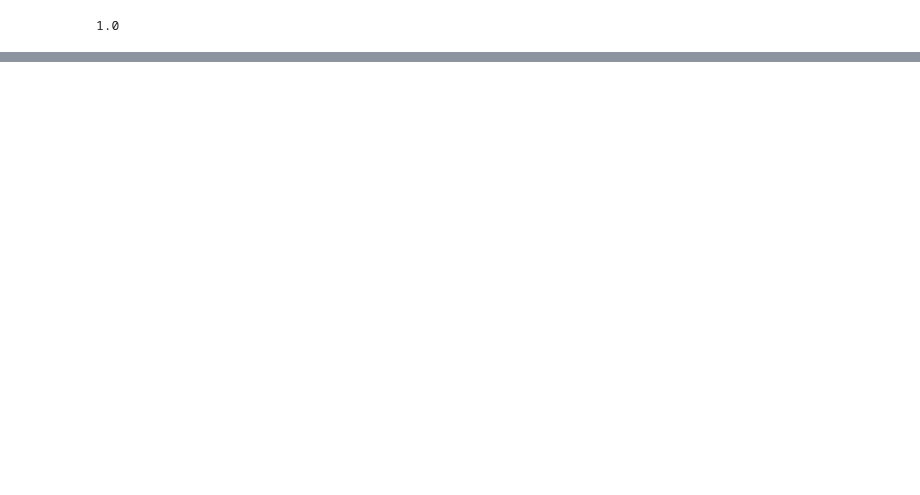
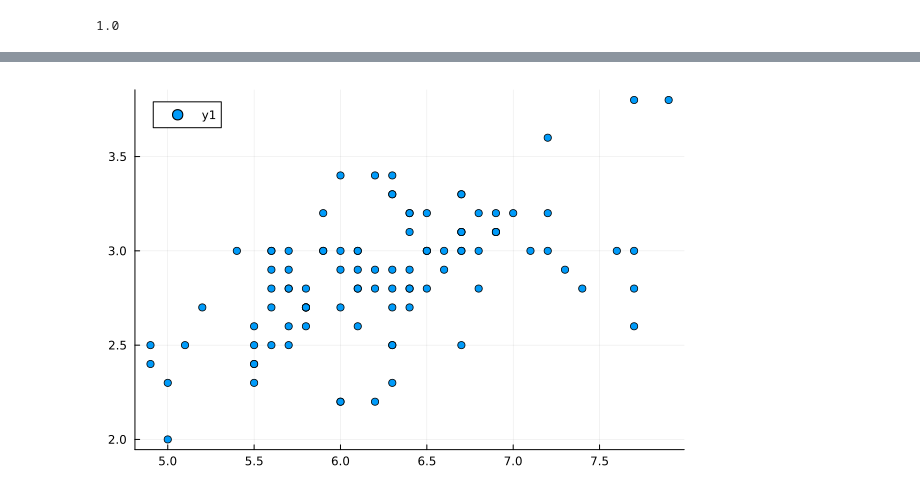
Before and after one commit to JonathanEdelmanS/ParallelizedKolterMixing, a Jupyter notebook: Code/Silver Stepsize/Gradient Descent and Stepsize.ipynb, the cells around one changed output, grey strips where cells are left out. Cells and saved outputs as stored; diff of their text form; code cells hidden in the pictures; blank space fills up the shorter version.

```diff
--- a/Code/Silver Stepsize/Gradient Descent and Stepsize.ipynb
+++ b/Code/Silver Stepsize/Gradient Descent and Stepsize.ipynb
@@ -42,0 +141,4 @@ grad(w,data)
+# %%
+scatter(part2.Column1, part2.Column2)
+# %% [output]
+[figure, added]
```
Also changed, not shown: parts of 18 cells of this notebook, 20 other files.
